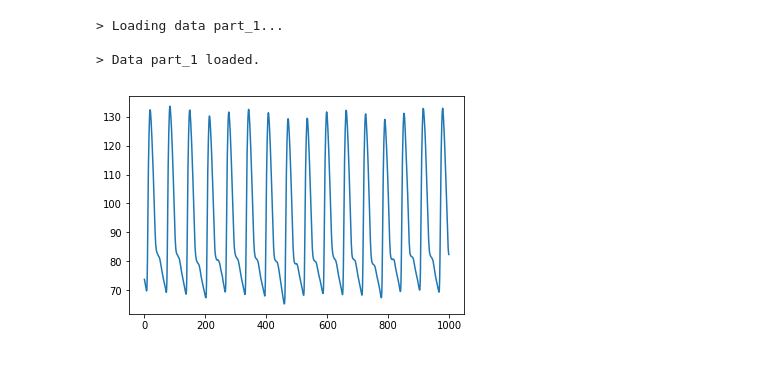
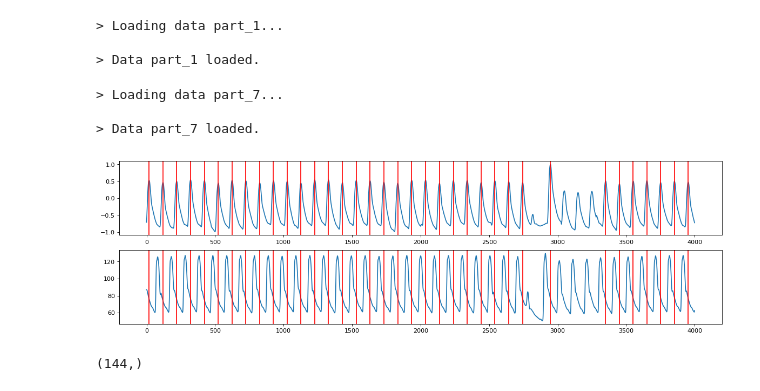
Before and after one commit to victorzhuli/BP_Research_II, a Jupyter notebook: LSTM_helpers.ipynb, the cells around one changed output. Drawn from its saved outputs; the diff is of its cells as text; code cells hidden in the pictures.

Commit message:
have been working on helper files up to function pk_idx.

```diff
--- a/LSTM_helpers.ipynb
+++ b/LSTM_helpers.ipynb
@@ -38,5 +12,0 @@ ABP = data_raw[1]
-# %%
-plt.plot(ABP[:1000])
-plt.show()
-# %% [output]
-[figure, removed]
@@ -58,0 +47,42 @@ def normalise_windows(window_data):
+# %%
+# Checkpoint for function extract peak
+
+pid = 7
+data_part = load_data_part(pid)
+
+pid, rid, winLenInSec, srate, newSrate, normFlag = data_part, 1, 2, 125, 125, True
+
+# extract PPG and ABP signals from data_part dataset
+PPG, ABP = sig_extract(data_part, rid)
+
+# normalize PPG signal if requested
+if normFlag:
+    PPG = normalize_entire(PPG)
+#     ABP = normalize_entire(ABP)
+
+length2plot = 4000
+minHight = .25
+MinDistance  = 0.4
+pk_idx = peak_identify(PPG, srate = newSrate, minHight = minHight, minDistInSec = MinDistance)
+pk_idx_test = [x for x in pk_idx if x < length2plot]
+pk_idx_test
+
+fig=plt.figure(figsize=(18, 5), dpi= 80, facecolor='w', edgecolor='k')
+
+plt.subplot(211)
+plt.plot(PPG[:length2plot])
+for xc in pk_idx_test:
+    plt.axvline(x=xc, color = 'r')
+
+plt.subplot(212)
+plt.plot(ABP[:length2plot])
+for xc in pk_idx_test:
+    plt.axvline(x=xc, color = 'r')
+plt.show()
+pk_idx.shape
+# %% [output]
+> Loading data part_7...
+
+> Data part_7 loaded.
+[figure, added]
+(144,)
```
Also changed, not shown: parts of 7 cells of this notebook.
